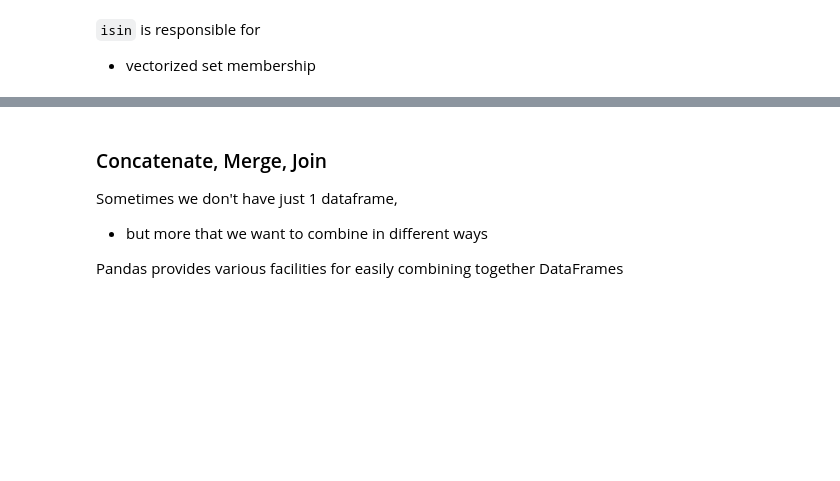
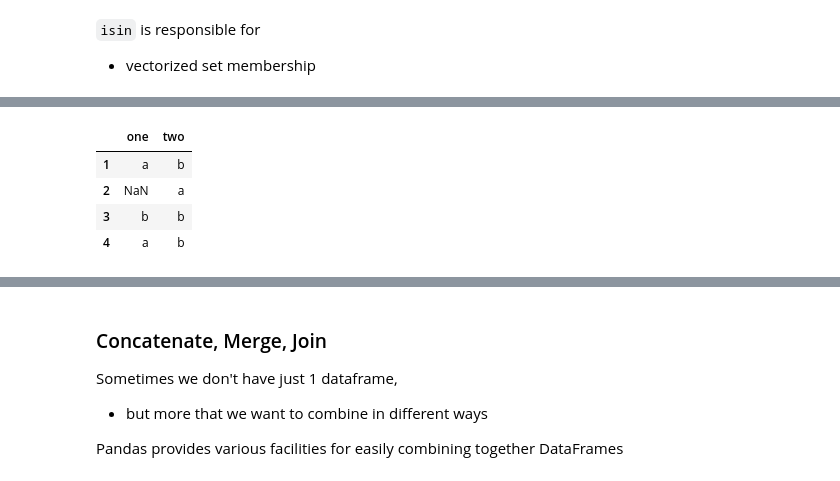
Before and after one commit to EMbeDS-education/SNS-IProML2021, a Jupyter notebook: jupyter/jupyterNotebooks/M2_01NumPy_Pandas.ipynb, the cells around one changed output, grey strips where cells are left out. Cells and saved outputs as stored; diff of their text form; code cells hidden in the pictures; blank space fills up the shorter version.

```diff
--- a/jupyter/jupyterNotebooks/M2_01NumPy_Pandas.ipynb
+++ b/jupyter/jupyterNotebooks/M2_01NumPy_Pandas.ipynb
@@ -1600,0 +2287,8 @@ In certain cases, you might want to **filter out missing data**
+# %%
+df
+# %% [output]
+|  | one | two |
+| 1 | a | b |
+| 2 | NaN | a |
+| 3 | b | b |
+| 4 | a | b |
```
Also changed, not shown: parts of 151 cells of this notebook.
